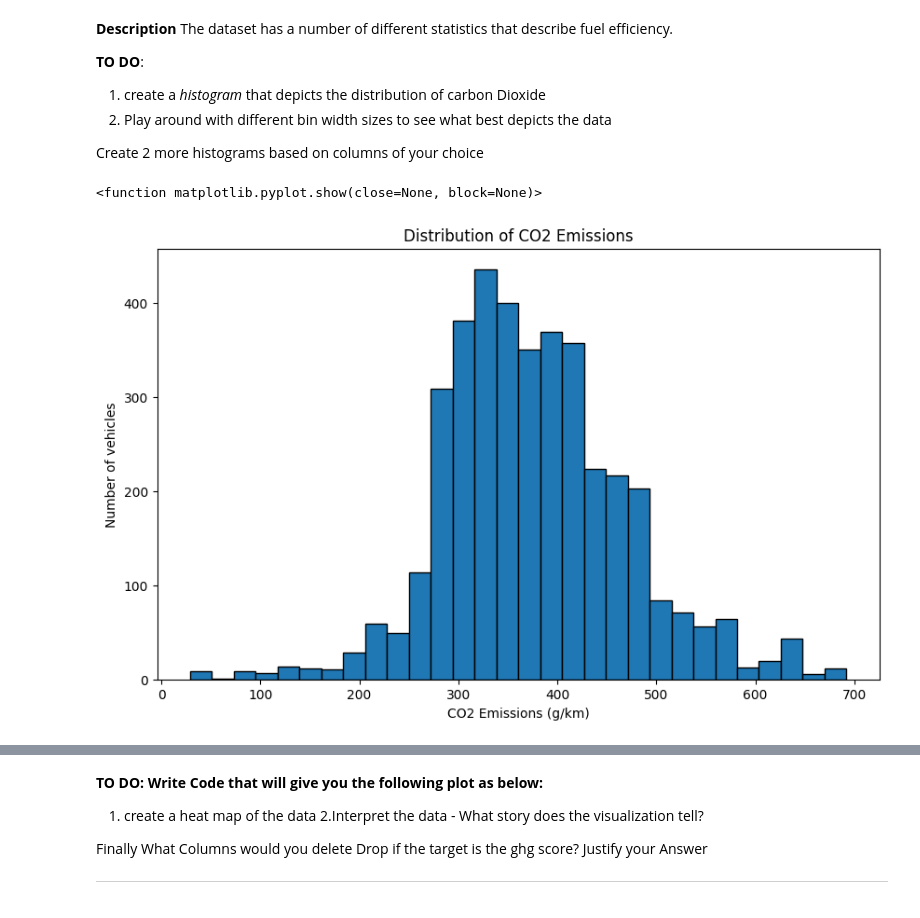
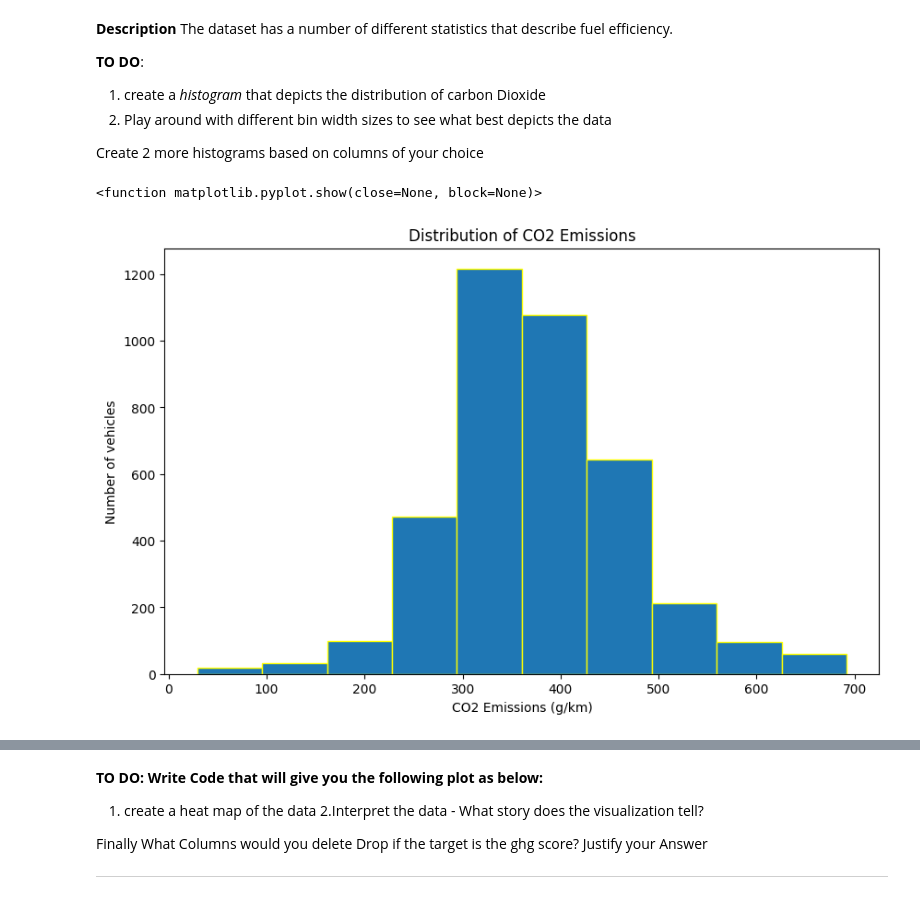
Before and after one commit to NiyonshutiDavid/Plotting-assignment, a Jupyter notebook: Peer_Group_2_Plotting_Assignment.ipynb, the cells around one changed output, grey strips where cells are left out. Saved outputs shown, nothing was run; the diff lists cells and outputs as text; code cells hidden in the pictures.

```diff
--- a/Peer_Group_2_Plotting_Assignment.ipynb
+++ b/Peer_Group_2_Plotting_Assignment.ipynb
@@ -70,17 +70,17 @@ Create 2 more histograms based on columns of your choice
 # %%
 # Experimenting with bin size 30
 import numpy as np
 
 co2_data = df['co2']
 plt.figure(figsize=(10, 6))
-plt.hist(co2_data, bins=30, edgecolor='black')
+plt.hist(co2_data, bins=10, edgecolor='yellow')
 plt.xlabel('CO2 Emissions (g/km)')
 plt.ylabel('Number of vehicles')
 plt.title('Distribution of CO2 Emissions')
 plt.show
 # %% [output]
 <function matplotlib.pyplot.show(close=None, block=None)>
-[figure, old version]
+[figure, new version]
 # %%
 # Experimenting with different bin sizes
 
```
Also changed, not shown: parts of 4 cells of this notebook.
